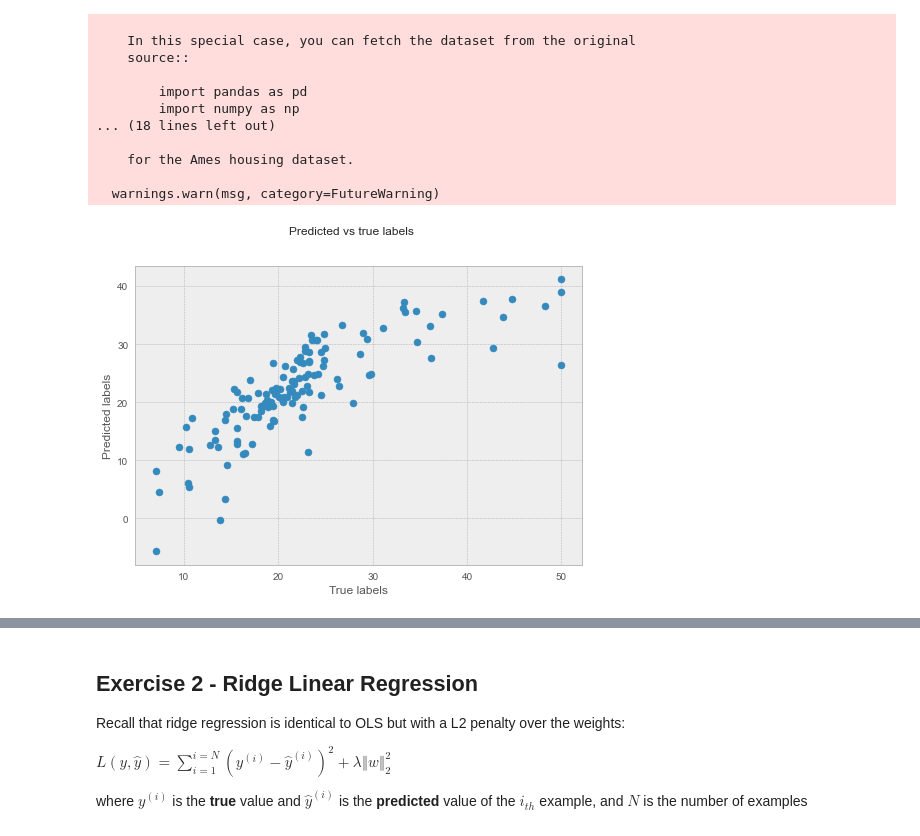
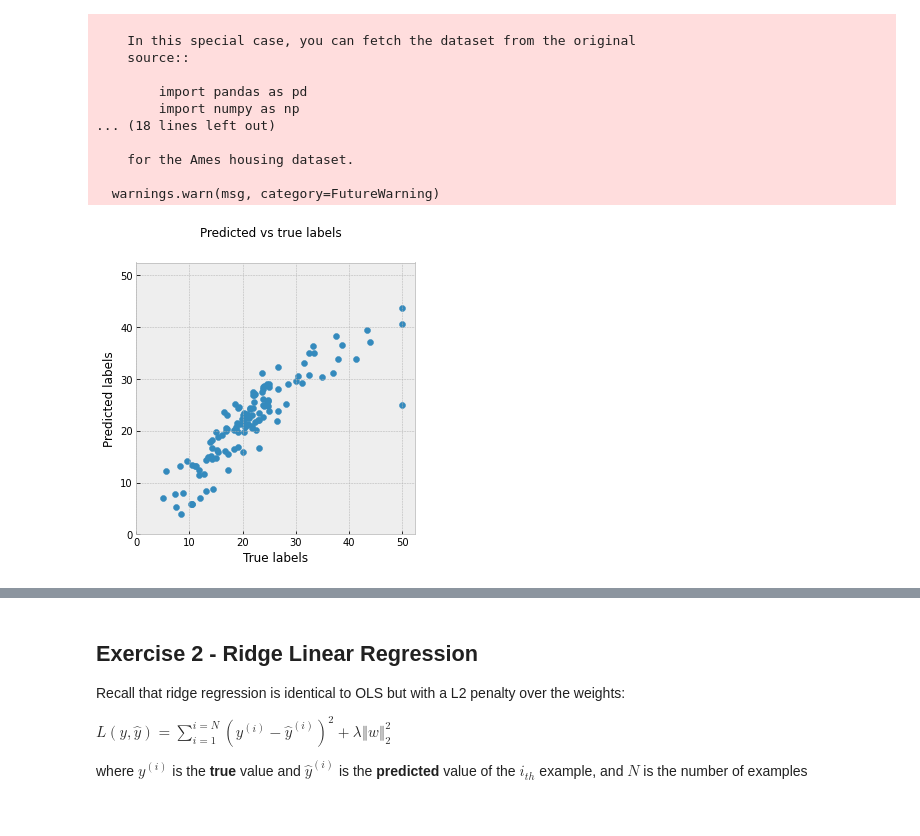
Before and after one commit to tansla/ydata_supervised_hw2, a Jupyter notebook: Regression_&_Regularization_Exercise.ipynb, the cells around one changed output, grey strips where cells are left out. Saved outputs shown, nothing was run; the diff lists cells and outputs as text; code cells hidden in the pictures.

```diff
--- a/Regression_&_Regularization_Exercise.ipynb
+++ b/Regression_&_Regularization_Exercise.ipynb
@@ -143,15 +143,18 @@ my_ols.fit(X_train,y_train)
 y_pred = my_ols.predict(X_test)
 # %%
 plt.style.use('bmh')
-fig, ax = plt.subplots()
+fig, ax = plt.subplots(figsize=(5,5))
 ax.scatter(y_test,y_pred)
 fig.suptitle('Predicted vs true labels')
 ax.set_xlabel('True labels')
 ax.set_ylabel('Predicted labels')
+x_max_lim = max(y_test.max(),y_pred.max())*1.05
+ax.set_xlim(0,x_max_lim)
+ax.set_ylim(0,x_max_lim)
 # fig.savefig('q1.png', dpi=300)
 fig.show()
 # %% [output]
-[figure, old version]
+[figure, new version]
 # %%
 results_test = []
 results_train = []
```
Also changed, not shown: parts of 5 cells of this notebook.
